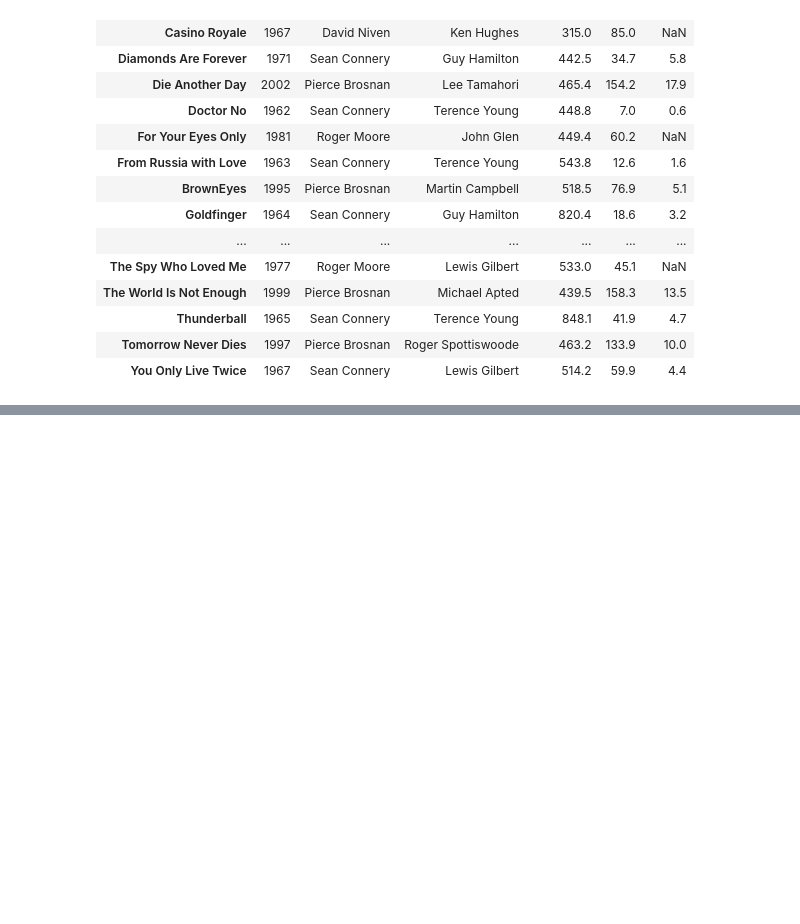
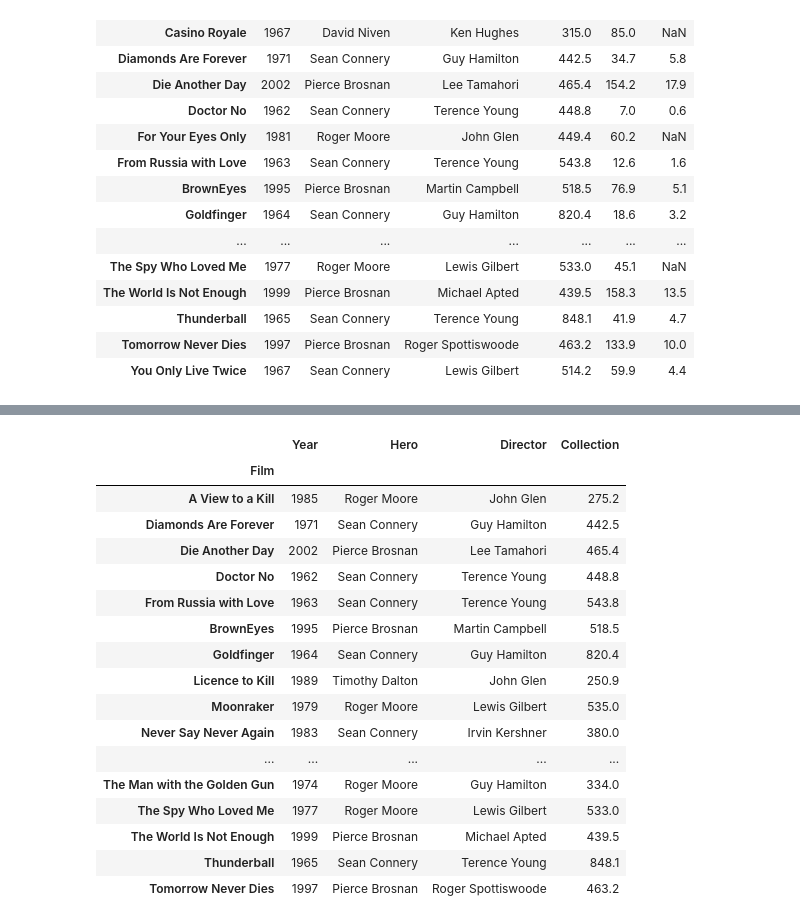
Before and after one commit to harsh7068/Baic_Python_and_Machine_Learning, a Jupyter notebook: Day21 16-08-22.ipynb, the cells around one changed output, grey strips where cells are left out. Saved outputs shown, nothing was run; the diff lists cells and outputs as text; code cells hidden in the pictures; blank space fills up the shorter version.

```diff
--- a/Day21 16-08-22.ipynb
+++ b/Day21 16-08-22.ipynb
@@ -97,0 +109,22 @@ len(bond)
+# %%
+bond.drop(['Salary','Cost'],axis=1,inplace=True)
+bond
+# %% [output]
+|  | Year | Hero | Director | Collection |
+| Film |  |  |  |  |
+| A View to a Kill | 1985 | Roger Moore | John Glen | 275.2 |
+| Diamonds Are Forever | 1971 | Sean Connery | Guy Hamilton | 442.5 |
+| Die Another Day | 2002 | Pierce Brosnan | Lee Tamahori | 465.4 |
+| Doctor No | 1962 | Sean Connery | Terence Young | 448.8 |
+| From Russia with Love | 1963 | Sean Connery | Terence Young | 543.8 |
+| BrownEyes | 1995 | Pierce Brosnan | Martin Campbell | 518.5 |
+| Goldfinger | 1964 | Sean Connery | Guy Hamilton | 820.4 |
+| Licence to Kill | 1989 | Timothy Dalton | John Glen | 250.9 |
+| Moonraker | 1979 | Roger Moore | Lewis Gilbert | 535.0 |
+| Never Say Never Again | 1983 | Sean Connery | Irvin Kershner | 380.0 |
+| ... | ... | ... | ... | ... |
+| The Man with the Golden Gun | 1974 | Roger Moore | Guy Hamilton | 334.0 |
+| The Spy Who Loved Me | 1977 | Roger Moore | Lewis Gilbert | 533.0 |
+| The World Is Not Enough | 1999 | Pierce Brosnan | Michael Apted | 439.5 |
+| Thunderball | 1965 | Sean Connery | Terence Young | 848.1 |
+| Tomorrow Never Dies | 1997 | Pierce Brosnan | Roger Spottiswoode | 463.2 |
```
Also changed, not shown: parts of 12 cells of this notebook.
